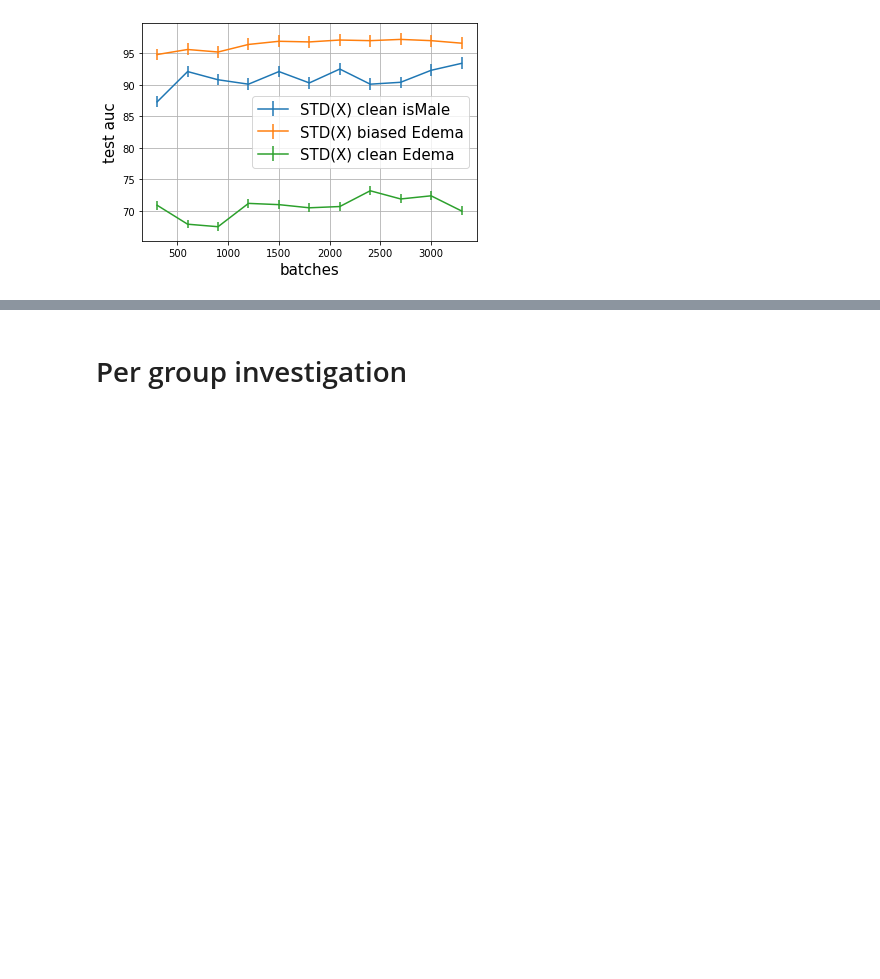
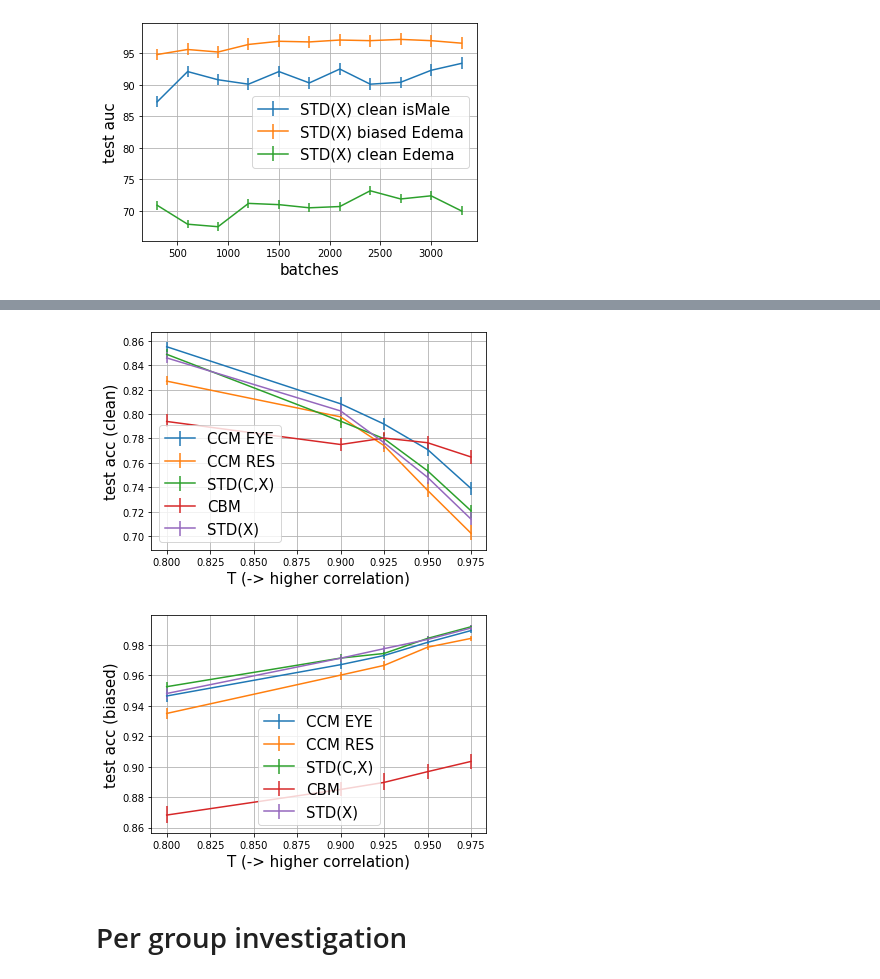
Before and after one commit to nathanwang000/ConceptCredibleModel, a Jupyter notebook: notebooks/mimic_stats.ipynb, the cells around one changed output, grey strips where cells are left out. Saved outputs shown, nothing was run; the diff lists cells and outputs as text; code cells hidden in the pictures; blank space fills up the shorter version.

```diff
--- a/notebooks/mimic_stats.ipynb
+++ b/notebooks/mimic_stats.ipynb
@@ -270,0 +304,19 @@ plt.show()
+# %%
+from collections import defaultdict
+methods = ['CCM EYE', 'CCM RES', 'STD(C,X)', 'CBM', 'STD(X)']
+results = {m: defaultdict(dict) for m in methods} # results[method][x][key]
+
+def get_approach_name(fn, alpha):
+    name = fn.split('/')[-1].split('_')[0]
+    if name == 'ccm' and alpha != 0:
+        return methods[0]
+    elif name == 'ccmr':
+        return methods[1]
+    elif name == 'ccm' and alpha == 0:
+        return methods[2]
+    elif name == 'cbm':
+        return methods[3]
+    elif name == 'standard':
+        return methods[4]
+    else:
+        raise Exception(f"not defined name {name}")
@@ -271,3 +386,40 @@ plt.show()
+# %%
+# plot result
+def plot_results(results, method_name, key):
+    x = sorted(results[method_name].keys())
+    values = np.array([results[method_name][x_][key] for x_ in x]) # (n, 3)
+    y = values[:, 1]
+    yerr = np.vstack([y - values[:, 0], values[:, 2] - y])
+    plt.errorbar(x, y, yerr=yerr, label=method_name)
+
+xlabel = "T (-> higher correlation)"
+key = 'clean'
+plot_results(results, 'CCM EYE', key)
+plot_results(results, 'CCM RES', key)
+plot_results(results, 'STD(C,X)', key)
+plot_results(results, 'CBM', key)
+plot_results(results, 'STD(X)', key)
+plt.ylabel(f'test acc ({key})', fontsize=15)
+plt.xlabel(xlabel, fontsize=15)
+plt.legend(fontsize=15)
+plt.grid()
+plt.show()
+
+xlabel = "T (-> higher correlation)"
+key = 'biased'
+plot_results(results, 'CCM EYE', key)
+plot_results(results, 'CCM RES', key)
+plot_results(results, 'STD(C,X)', key)
+plot_results(results, 'CBM', key)
+plot_results(results, 'STD(X)', key)
+plt.ylabel(f'test acc ({key})', fontsize=15)
+plt.xlabel(xlabel, fontsize=15)
+plt.legend(fontsize=15)
+plt.grid()
+plt.show()
+# %% [output]
+[figure, added]
+[figure, added]
 # %% [markdown]
 # Per group investigation
 # %%
```
Also changed, not shown: parts of 16 cells of this notebook, 15 other files.
